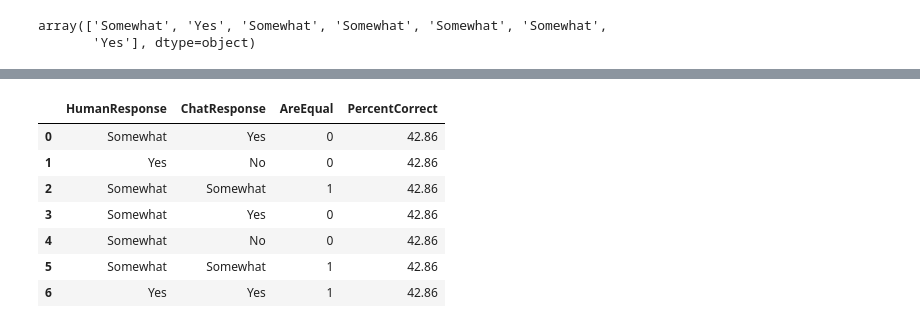
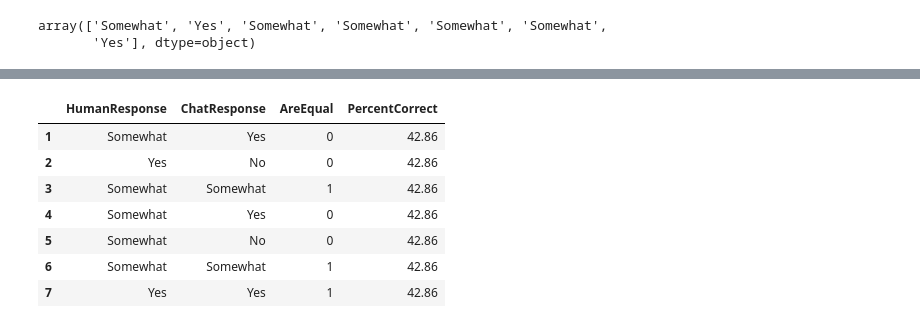
Before and after one commit to seneth-waterman/ChatGDE, a Jupyter notebook: TNC_clean_data.ipynb, the cells around one changed output, grey strips where cells are left out. Saved outputs shown, nothing was run; the diff lists cells and outputs as text; code cells hidden in the pictures.

```diff
--- a/TNC_clean_data.ipynb
+++ b/TNC_clean_data.ipynb
@@ -60,9 +65,8 @@ array([0, 1, 2, 3, 4, 5, 6])
 # %%
 # Create response table for testing
 # Ryan has respone in his notebook from pipeline
-
-response = pd.DataFrame({'Response': response}, index=index)
-response
+chat_rubric = pd.DataFrame({'Response': response}, index=index)
+chat_rubric
 # %% [output]
 |  | Response |
 | 0 | Yes |
@@ -94,13 +85,16 @@ final_score
 # %%
+# Change 'ChatResponse': response['Response'].values based on values of response table
+final_score = pd.DataFrame({'HumanResponse':score['Answer'][:7].values,
+                            'ChatResponse': chat_rubric['Response'].values}, index=np.arange(1,8))
 final_score['AreEqual'] = (final_score['HumanResponse'] == final_score['ChatResponse']).astype(int)
 final_score['PercentCorrect'] = round(100* final_score['AreEqual'].sum() / len(final_score), 2)
 final_score
 # %% [output]
 |  | HumanResponse | ChatResponse | AreEqual | PercentCorrect |
-| 0 | Somewhat | Yes | 0 | 42.86 |
-| 1 | Yes | No | 0 | 42.86 |
-| 2 | Somewhat | Somewhat | 1 | 42.86 |
-| 3 | Somewhat | Yes | 0 | 42.86 |
-| 4 | Somewhat | No | 0 | 42.86 |
-| 5 | Somewhat | Somewhat | 1 | 42.86 |
-| 6 | Yes | Yes | 1 | 42.86 |
+| 1 | Somewhat | Yes | 0 | 42.86 |
+| 2 | Yes | No | 0 | 42.86 |
+| 3 | Somewhat | Somewhat | 1 | 42.86 |
+| 4 | Somewhat | Yes | 0 | 42.86 |
+| 5 | Somewhat | No | 0 | 42.86 |
+| 6 | Somewhat | Somewhat | 1 | 42.86 |
+| 7 | Yes | Yes | 1 | 42.86 |
```
Also changed, not shown: parts of 8 cells of this notebook.
